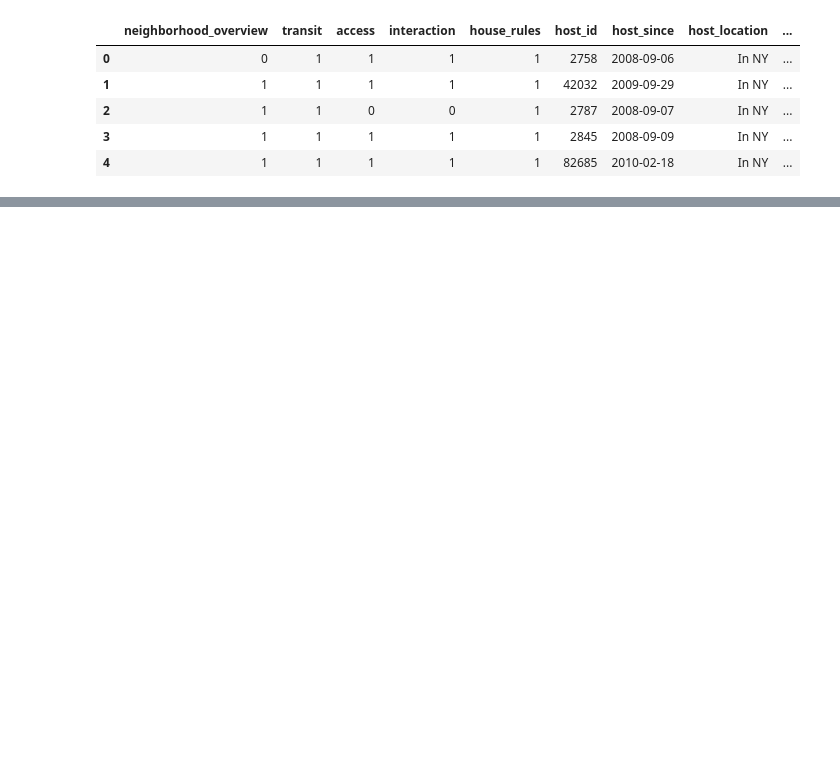
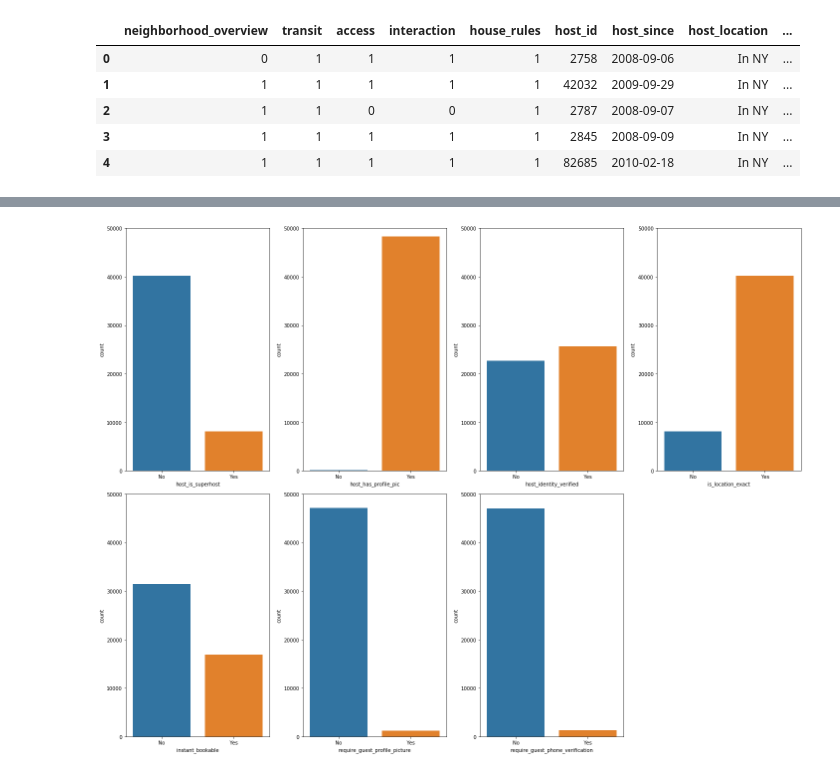
Before and after one commit to kavishashroff/Springboard, a Jupyter notebook: Capstone 1/EDA.ipynb, the cells around one changed output, grey strips where cells are left out. Cells and saved outputs as stored; diff of their text form; code cells hidden in the pictures; blank space fills up the shorter version.

```diff
--- a/Capstone 1/EDA.ipynb
+++ b/Capstone 1/EDA.ipynb
@@ -20,0 +47,15 @@ sns.set(style="whitegrid")
+# %%
+fig, ((ax1, ax2, ax3,ax4),(ax5,ax6,ax7,ax8)) = plt.subplots(nrows=2, ncols=4, figsize=(20,15))
+axes=[ax1,ax2,ax3,ax4,ax5,ax6,ax7]
+columns=['host_is_superhost','host_has_profile_pic','host_identity_verified','is_location_exact','instant_bookable',
+        'require_guest_profile_picture','require_guest_phone_verification']
+
+for i in range(7):
+    _=sns.countplot(x=columns[i], data=data, ax=axes[i])
+    _.set(xticklabels=['No','Yes'])
+    _.set_ylim(0,50000)
+
+ax8.axis('off')
+plt.tight_layout()
+# %% [output]
+[figure, added]
```
Also changed, not shown: parts of 13 cells of this notebook, 1 other file.
